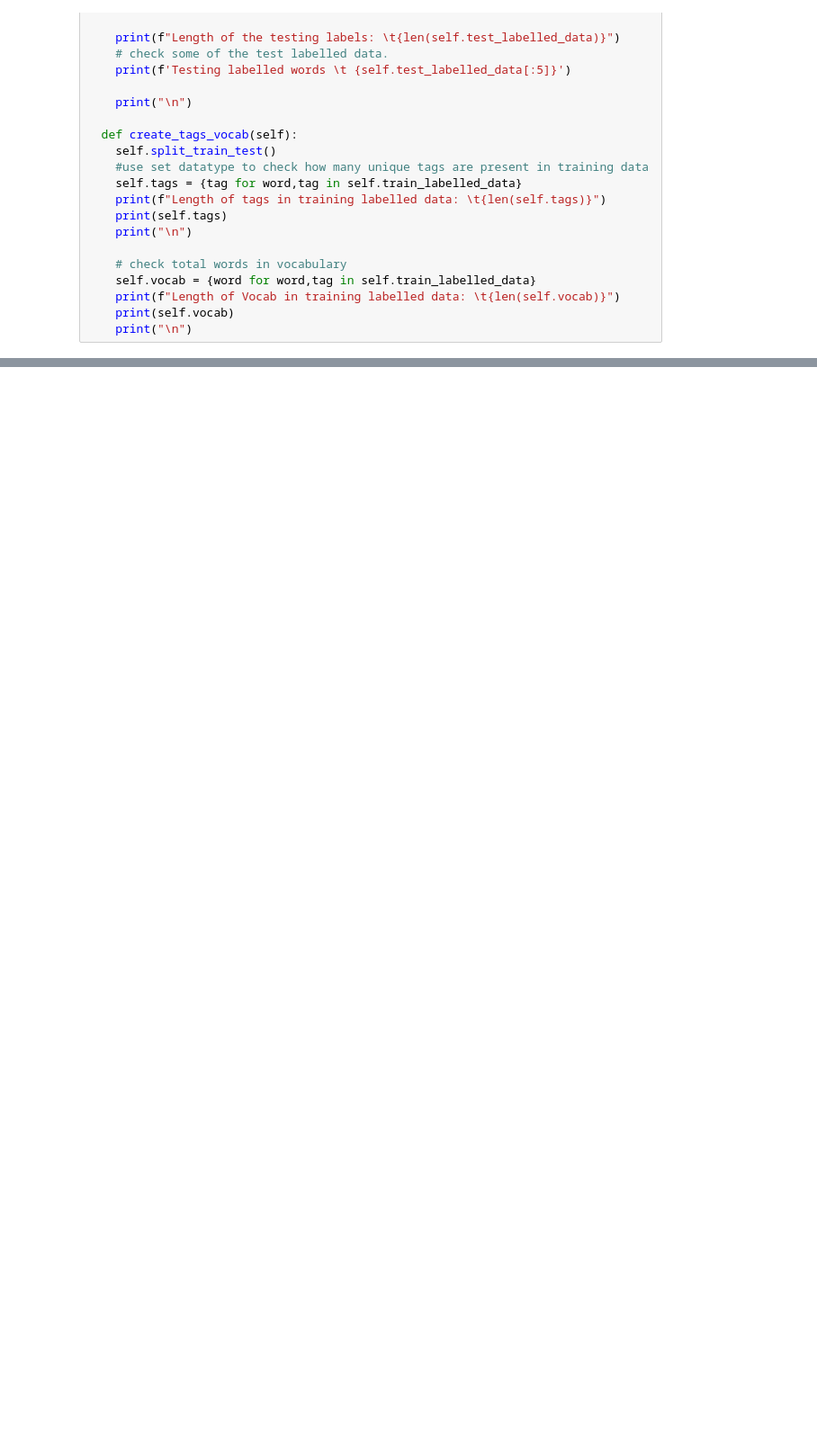
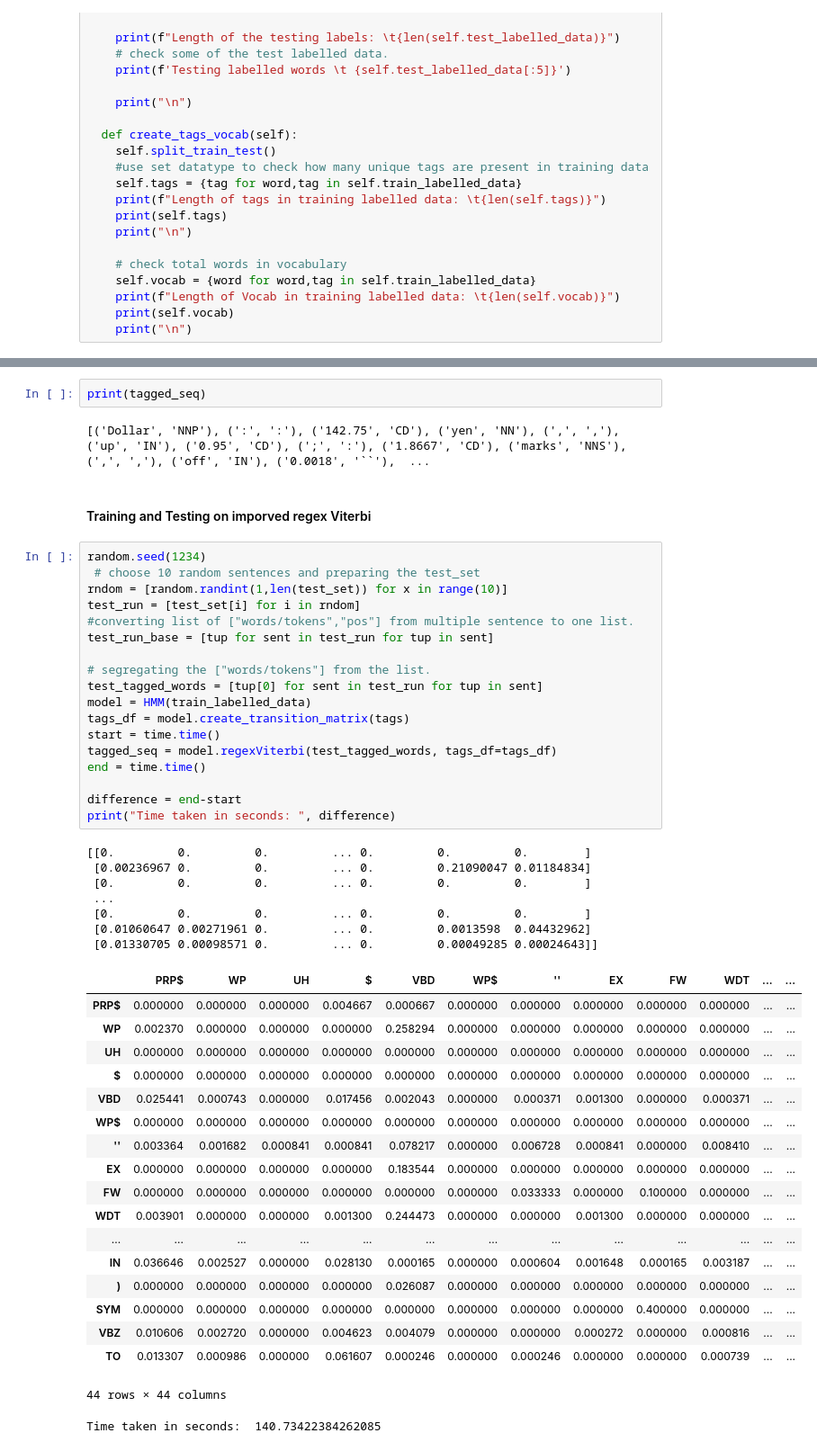
Before and after one commit to NLP-NGrams/Midterm-NGrams, a Jupyter notebook: HMM Algorithm/conll200_HMM.ipynb, the cells around one changed output, grey strips where cells are left out. Shown at 90% size. Cells and saved outputs as stored; diff of their text form; blank space fills up the shorter version.

```diff
--- a/HMM Algorithm/conll200_HMM.ipynb
+++ b/HMM Algorithm/conll200_HMM.ipynb
@@ -336,0 +399,51 @@ Github reference code:
+# %%
+print(tagged_seq)
+# %% [output]
+[('Dollar', 'NNP'), (':', ':'), ('142.75', 'CD'), ('yen', 'NN'), (',', ','), ('up', 'IN'), ('0.95', 'CD'), (';', ':'), ('1.8667', 'CD'), ('marks', 'NNS'), (',', ','), ('off', 'IN'), ('0.0018', '``'),  ...
+# %% [markdown]
+#### Training and Testing on imporved regex Viterbi
+# %%
+random.seed(1234)
+ # choose 10 random sentences and preparing the test_set
+rndom = [random.randint(1,len(test_set)) for x in range(10)]
+test_run = [test_set[i] for i in rndom]
+#converting list of ["words/tokens","pos"] from multiple sentence to one list.
+test_run_base = [tup for sent in test_run for tup in sent]
+
+# segregating the ["words/tokens"] from the list.
+test_tagged_words = [tup[0] for sent in test_run for tup in sent]
+model = HMM(train_labelled_data)
+tags_df = model.create_transition_matrix(tags)
+start = time.time()
+tagged_seq = model.regexViterbi(test_tagged_words, tags_df=tags_df)
+end = time.time()
+
+difference = end-start
+print("Time taken in seconds: ", difference)
+# %% [output]
+[[0.         0.         0.         ... 0.         0.         0.        ]
+ [0.00236967 0.         0.         ... 0.         0.21090047 0.01184834]
+ [0.         0.         0.         ... 0.         0.         0.        ]
+ ...
+ [0.         0.         0.         ... 0.         0.         0.        ]
+ [0.01060647 0.00271961 0.         ... 0.         0.0013598  0.04432962]
+ [0.01330705 0.00098571 0.         ... 0.         0.00049285 0.00024643]]
+|  | PRP$ | WP | UH | $ | VBD | WP$ | '' | EX | FW | WDT | ... | ... |
+| PRP$ | 0.000000 | 0.000000 | 0.000000 | 0.004667 | 0.000667 | 0.000000 | 0.000000 | 0.000000 | 0.000000 | 0.000000 | ... | ... |
+| WP | 0.002370 | 0.000000 | 0.000000 | 0.000000 | 0.258294 | 0.000000 | 0.000000 | 0.000000 | 0.000000 | 0.000000 | ... | ... |
+| UH | 0.000000 | 0.000000 | 0.000000 | 0.000000 | 0.000000 | 0.000000 | 0.000000 | 0.000000 | 0.000000 | 0.000000 | ... | ... |
+| $ | 0.000000 | 0.000000 | 0.000000 | 0.000000 | 0.000000 | 0.000000 | 0.000000 | 0.000000 | 0.000000 | 0.000000 | ... | ... |
+| VBD | 0.025441 | 0.000743 | 0.000000 | 0.017456 | 0.002043 | 0.000000 | 0.000371 | 0.001300 | 0.000000 | 0.000371 | ... | ... |
+| WP$ | 0.000000 | 0.000000 | 0.000000 | 0.000000 | 0.000000 | 0.000000 | 0.000000 | 0.000000 | 0.000000 | 0.000000 | ... | ... |
+| '' | 0.003364 | 0.001682 | 0.000841 | 0.000841 | 0.078217 | 0.000000 | 0.006728 | 0.000841 | 0.000000 | 0.008410 | ... | ... |
+| EX | 0.000000 | 0.000000 | 0.000000 | 0.000000 | 0.183544 | 0.000000 | 0.000000 | 0.000000 | 0.000000 | 0.000000 | ... | ... |
+| FW | 0.000000 | 0.000000 | 0.000000 | 0.000000 | 0.000000 | 0.000000 | 0.033333 | 0.000000 | 0.100000 | 0.000000 | ... | ... |
+| WDT | 0.003901 | 0.000000 | 0.000000 | 0.001300 | 0.244473 | 0.000000 | 0.000000 | 0.001300 | 0.000000 | 0.000000 | ... | ... |
+| ... | ... | ... | ... | ... | ... | ... | ... | ... | ... | ... | ... | ... |
+| IN | 0.036646 | 0.002527 | 0.000000 | 0.028130 | 0.000165 | 0.000000 | 0.000604 | 0.001648 | 0.000165 | 0.003187 | ... | ... |
+| ) | 0.000000 | 0.000000 | 0.000000 | 0.000000 | 0.026087 | 0.000000 | 0.000000 | 0.000000 | 0.000000 | 0.000000 | ... | ... |
+| SYM | 0.000000 | 0.000000 | 0.000000 | 0.000000 | 0.000000 | 0.000000 | 0.000000 | 0.000000 | 0.400000 | 0.000000 | ... | ... |
+| VBZ | 0.010606 | 0.002720 | 0.000000 | 0.004623 | 0.004079 | 0.000000 | 0.000000 | 0.000272 | 0.000000 | 0.000816 | ... | ... |
+| TO | 0.013307 | 0.000986 | 0.000000 | 0.061607 | 0.000246 | 0.000000 | 0.000246 | 0.000000 | 0.000000 | 0.000739 | ... | ... |
+44 rows × 44 columns
+Time taken in seconds:  140.73422384262085
```
Also changed, not shown: parts of 24 cells of this notebook.
